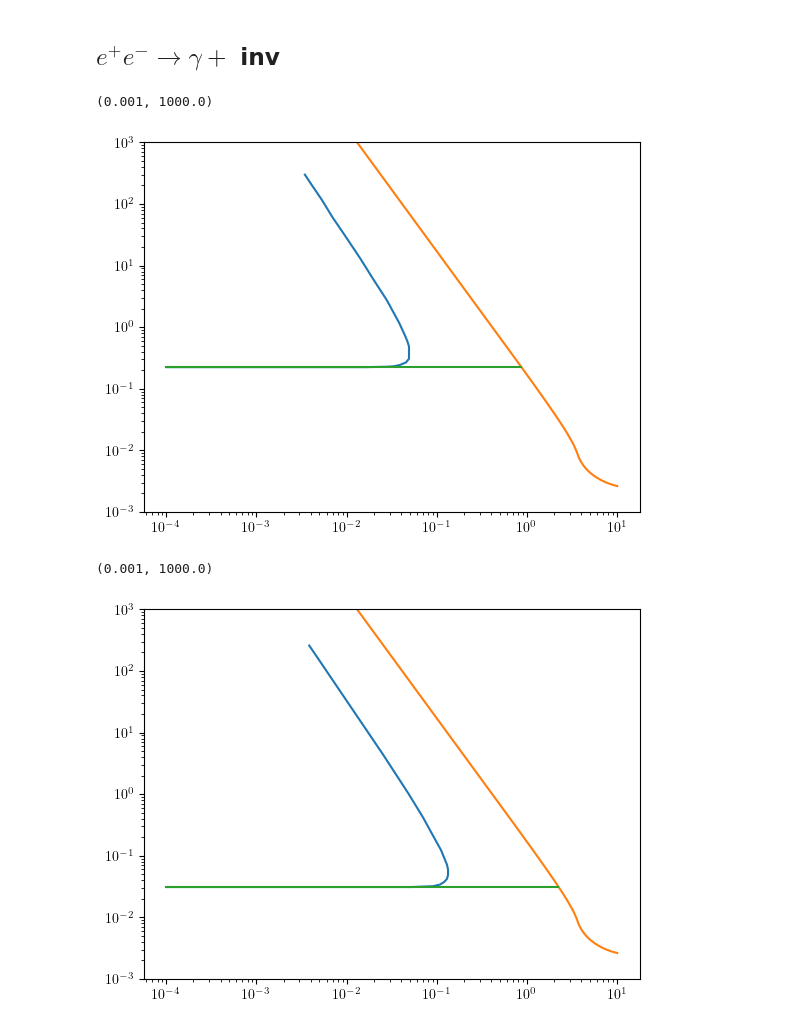
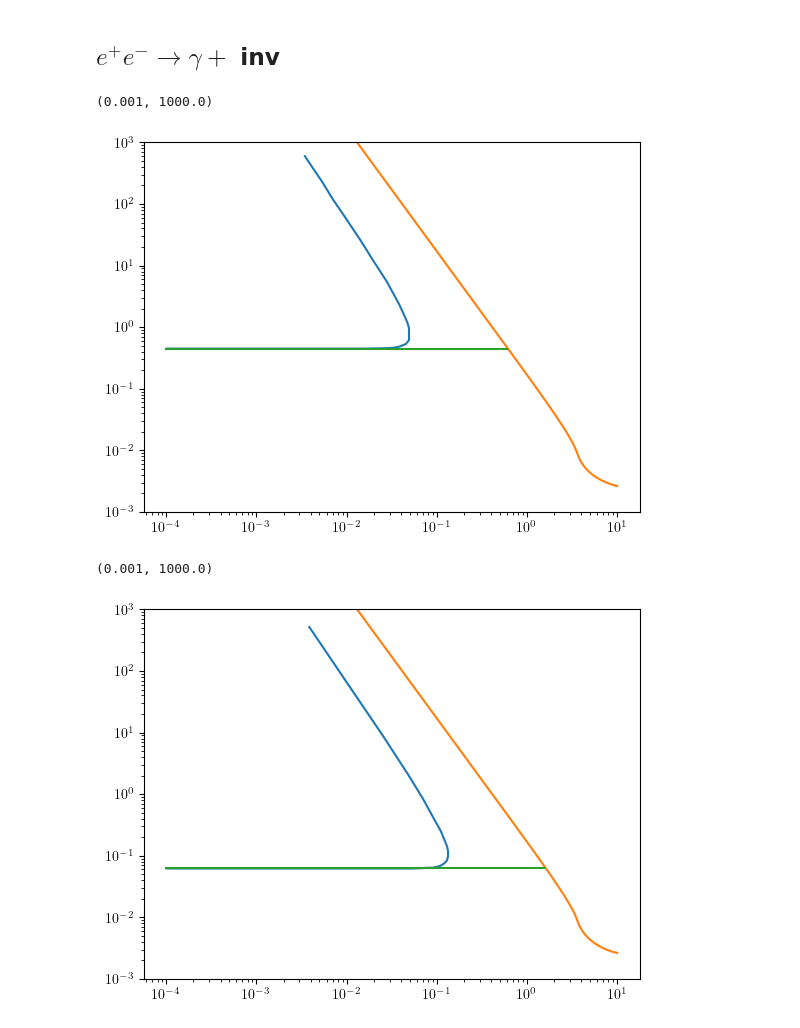
Before and after one commit to Jorge-Alda/tauALPs, a Jupyter notebook: Scalar/BelleII/belleII.ipynb, the cells around one changed output. Saved outputs shown, nothing was run; the diff lists cells and outputs as text; code cells hidden in the pictures.

```diff
--- a/Scalar/BelleII/belleII.ipynb
+++ b/Scalar/BelleII/belleII.ipynb
@@ -104,11 +104,11 @@ plt.xlim(1e-4, 2e-3*mtau)
 # %%
 ctau_3gamma_20fb = []
 for i, ma in enumerate(df_3gamma_20fb.sort_values(by='ma_GeV')['ma_GeV']):
-    ctau_3gamma_20fb.append(max(coupling_length_S(1, ma), df_3gamma_20fb['gtau'][i]))
+    ctau_3gamma_20fb.append(max(coupling_length_S(1, ma), 2*df_3gamma_20fb['gtau'][i]))
 
 ctau_3gamma_50ab = []
 for i, ma in enumerate(df_3gamma_50ab.sort_values(by='ma_GeV')['ma_GeV']):
-    ctau_3gamma_50ab.append(max(coupling_length_S(1, ma), df_3gamma_50ab['gtau'][i]))
+    ctau_3gamma_50ab.append(max(coupling_length_S(1, ma), 2*df_3gamma_50ab['gtau'][i]))
 # %%
 interp_3gamma_20fb = CubicSpline(df_3gamma_20fb.sort_values(by='ma_GeV')['ma_GeV'], ctau_3gamma_20fb)
 interp_3gamma_50ab = CubicSpline(df_3gamma_50ab.sort_values(by='ma_GeV')['ma_GeV'], ctau_3gamma_50ab)
@@ -133,19 +133,19 @@ pd.DataFrame({
 df_gammainv_20fb = pd.read_csv('gammainv_20fb.csv')
 df_gammainv_50ab = pd.read_csv('gammainv_50ab.csv')
 # %%
-plt.loglog(df_gammainv_20fb['ma_GeV'], df_gammainv_20fb['gtau'])
+plt.loglog(df_gammainv_20fb['ma_GeV'], 2*df_gammainv_20fb['gtau'])
 plt.loglog(np.logspace(-4, 1, 200), [coupling_length_S(300, ma) for ma in np.logspace(-4, 1, 200)])
-plt.plot([1e-4, 0.85], [df_gammainv_20fb['gtau'][0], df_gammainv_20fb['gtau'][0]])
+plt.plot([1e-4, 0.6], [2*df_gammainv_20fb['gtau'][0], 2*df_gammainv_20fb['gtau'][0]])
 plt.ylim(1e-3, 1e3)
 # %% [output]
 (0.001, 1000.0)
-[figure, old version]
+[figure, new version]
 # %%
-plt.loglog(df_gammainv_50ab['ma_GeV'], df_gammainv_50ab['gtau'])
+plt.loglog(df_gammainv_50ab['ma_GeV'], 2*df_gammainv_50ab['gtau'])
 plt.loglog(np.logspace(-4, 1, 200), [coupling_length_S(300, ma) for ma in np.logspace(-4, 1, 200)])
-plt.plot([1e-4, 2.2], [df_gammainv_50ab['gtau'][0], df_gammainv_50ab['gtau'][0]])
+plt.plot([1e-4, 1.55], [2*df_gammainv_50ab['gtau'][0], 2*df_gammainv_50ab['gtau'][0]])
 plt.ylim(1e-3, 1e3)
 # %% [output]
 (0.001, 1000.0)
-[figure, old version]
+[figure, new version]
 # %%
```
Also changed, not shown: parts of 5 cells of this notebook, 5 other files.
